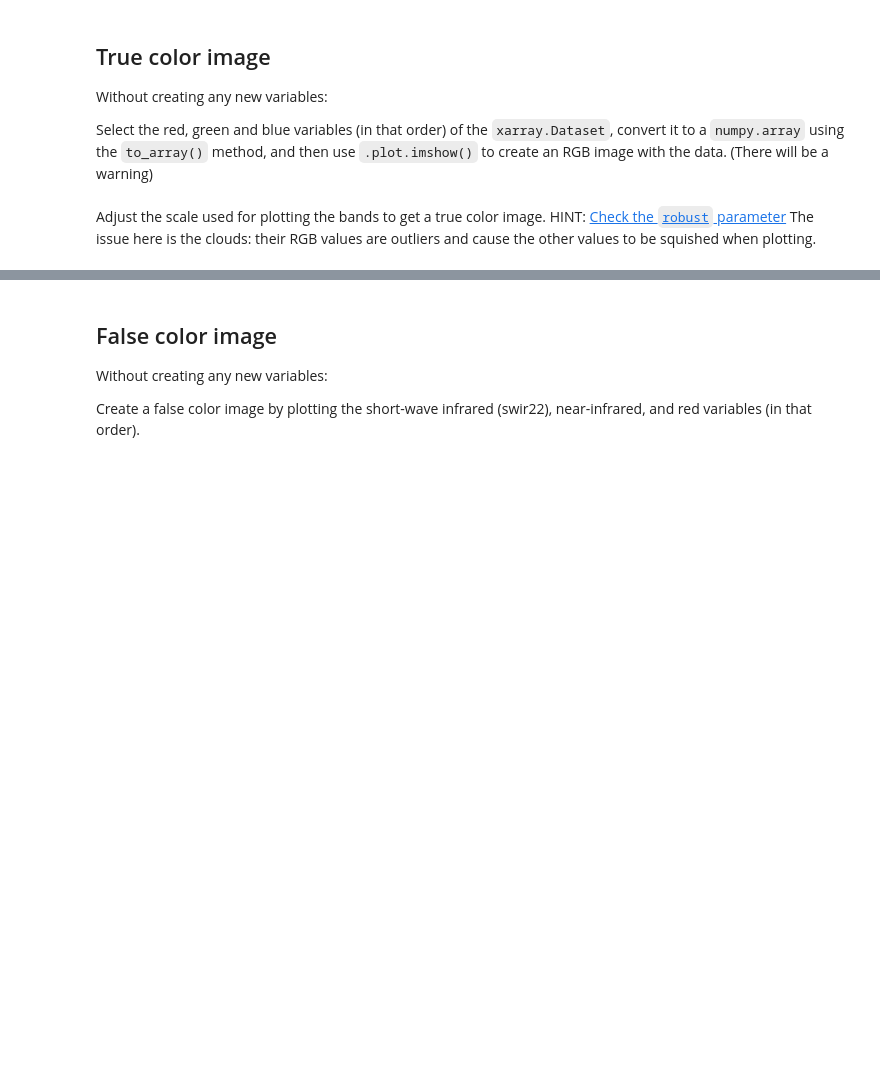
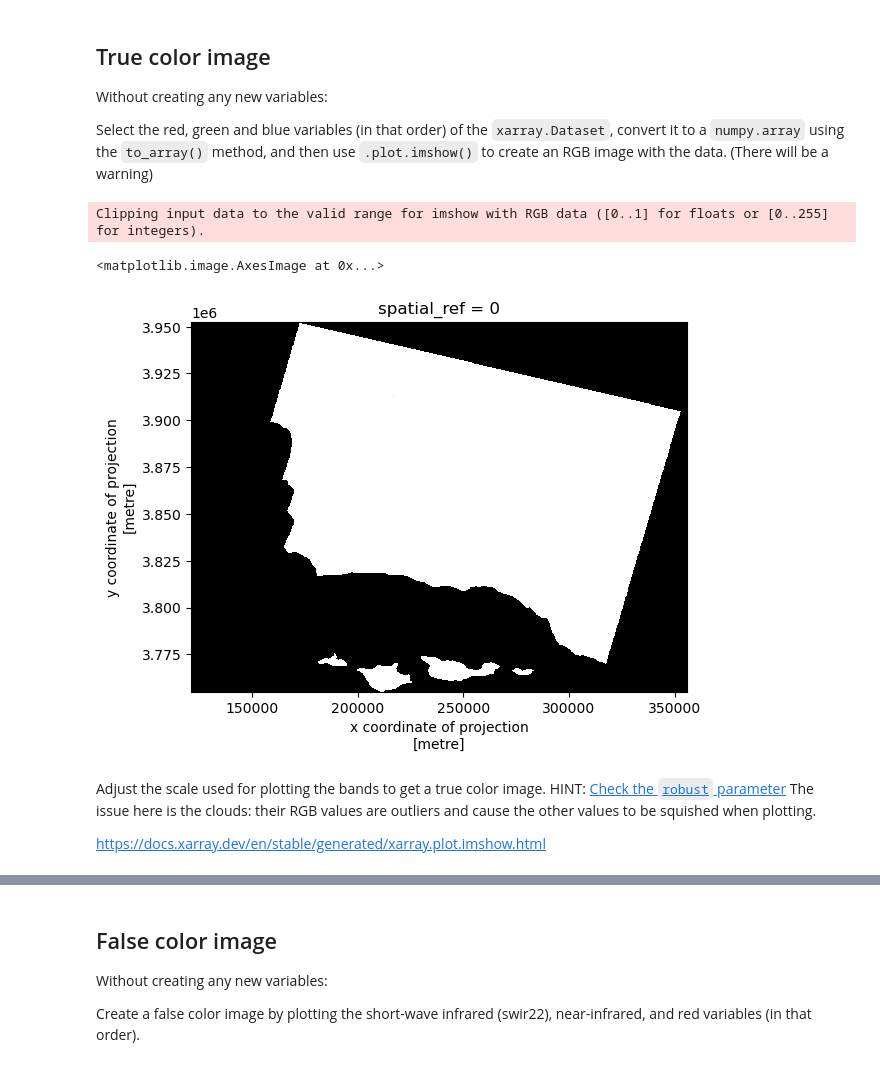
Before and after one commit to cnordheim-maestas/eds-220-hwk4, a Jupyter notebook: hwk4-task2-false-color.ipynb, the cells around one changed output, grey strips where cells are left out. Drawn from its saved outputs; the diff is of its cells as text; code cells hidden in the pictures; blank space fills up the shorter version.

```diff
--- a/hwk4-task2-false-color.ipynb
+++ b/hwk4-task2-false-color.ipynb
@@ -240,5 +283,14 @@ Select the red, green and blue variables (in that order) of the `xarray.Dataset`
+# %%
+# Select the red, green and blue variables (in that order) of the `xarray.Dataset`, convert it to a `numpy.array` using the `to_array()` method, and then use `.plot.imshow()` to create an RGB image with the data
+land[['red','green','blue']].to_array().plot.imshow()
+# %% [output]
+Clipping input data to the valid range for imshow with RGB data ([0..1] for floats or [0..255] for integers).
+<matplotlib.image.AxesImage at 0x...>
+[figure, added]
 # %% [markdown]
 Adjust the scale used for plotting the bands to get a true color image.
 HINT: [Check the `robust` parameter](https://matplotlib.org/stable/api/_as_gen/matplotlib.pyplot.imshow.html)
 The issue here is the clouds: their RGB values are outliers and cause the other values to be squished when plotting.
+
+https://docs.xarray.dev/en/stable/generated/xarray.plot.imshow.html
 # %%
```
Also changed, not shown: parts of 15 cells of this notebook, 1 other file.
